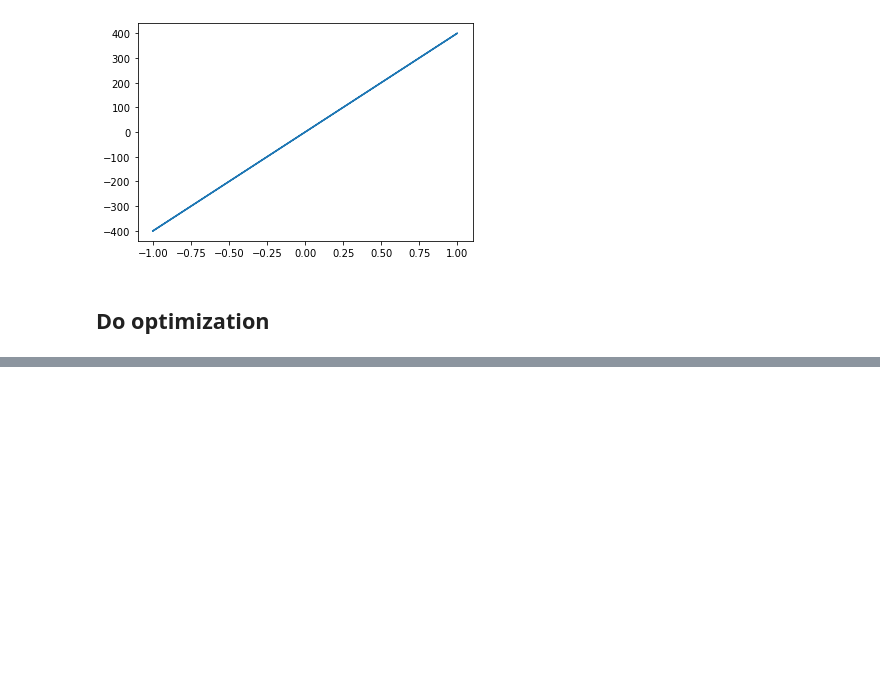
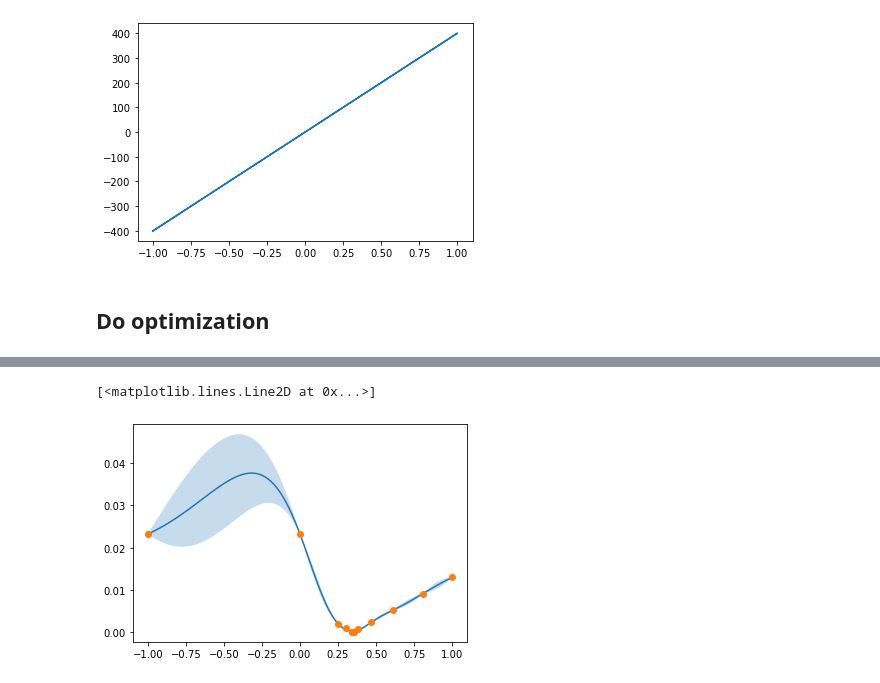
Before and after one commit to roussel-ryan/diff_hysteresis, a Jupyter notebook: optimization/no_hysteresis_1D.ipynb, the cells around one changed output, grey strips where cells are left out. Cells and saved outputs as stored; diff of their text form; code cells hidden in the pictures; blank space fills up the shorter version.

```diff
--- a/optimization/no_hysteresis_1D.ipynb
+++ b/optimization/no_hysteresis_1D.ipynb
@@ -222,5 +202,22 @@ tensor(-10.5705, grad_fn=<LogBackward0>)
 # %%
 model = get_model(train_X, train_Y, use_hybrid = True, h_models = hmodels)
+
+model.next()
+test_x = torch.linspace(*fixed_domain, 100)
+with torch.no_grad():
+    post = model(test_x.unsqueeze(1), return_real=True)
+    mean = post.mean.flatten()
+    var = post.variance.flatten()
+
+fig,ax = plt.subplots()
+l = mean - torch.sqrt(var)
+u = mean + torch.sqrt(var)
+ax.plot(test_x, mean)
+ax.fill_between(test_x, l, u, alpha=0.25)
+ax.plot(train_X, train_Y.detach(), 'o')
+# %% [output]
+[<matplotlib.lines.Line2D at 0x...>]
+[figure, added]
 # %%
 for name, param in model.named_parameters():
     print(f'{name}:{param}')
```
Also changed, not shown: parts of 7 cells of this notebook, 4 other files.
